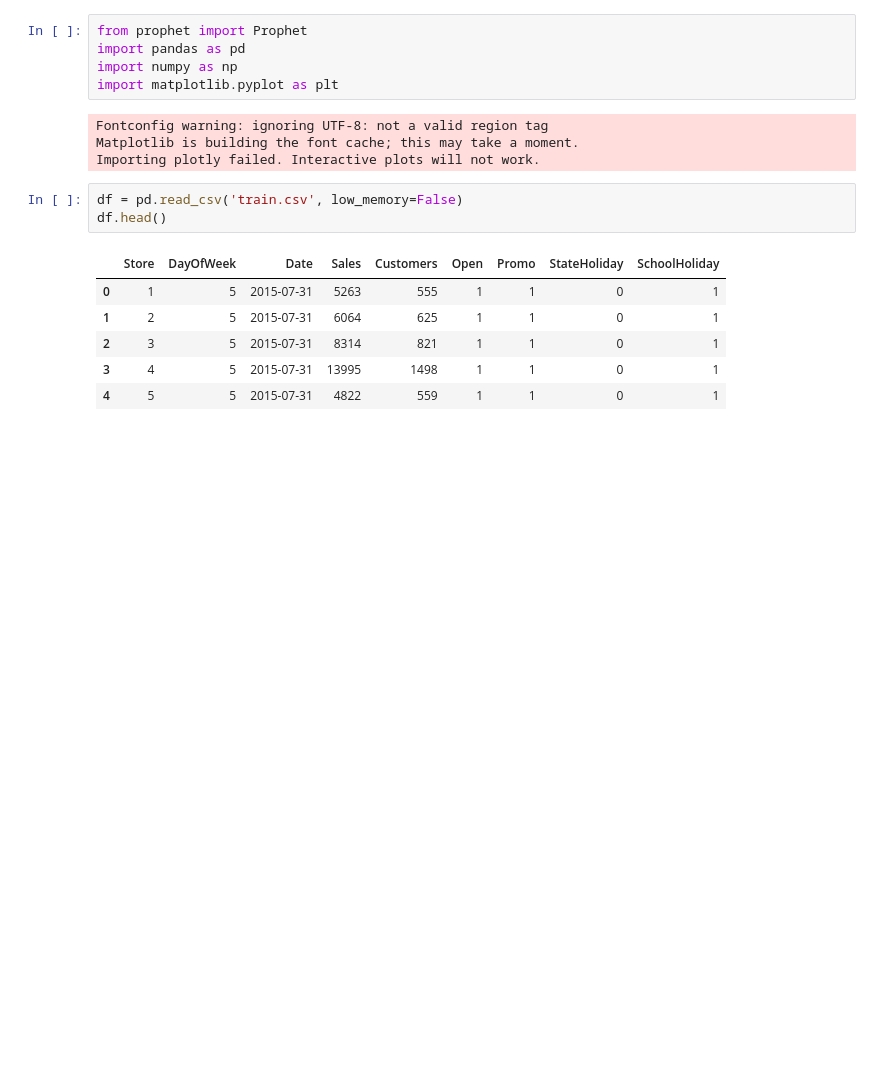
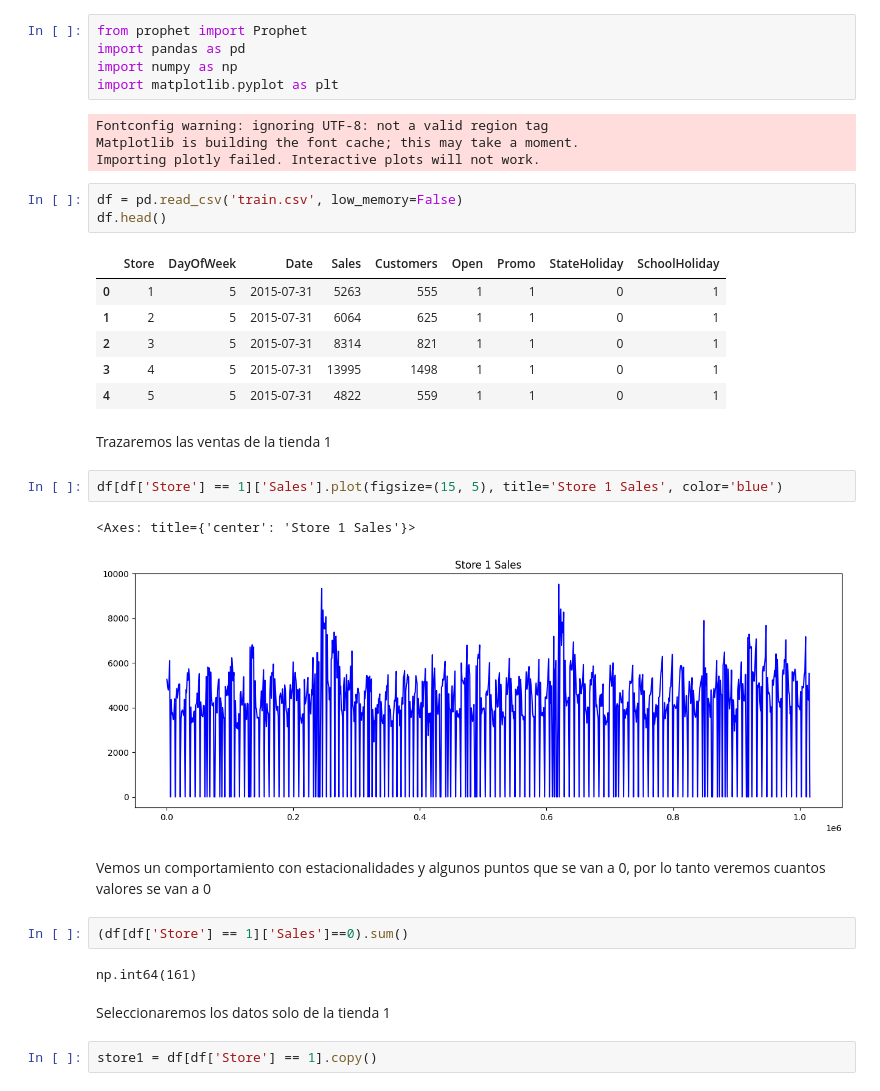
Before and after one commit to mariosanchez5/Proyectos_Machine_Learning, a Jupyter notebook: Modelo Prophet/Modelo_Prophet.ipynb, the cells around one changed output. Drawn from its saved outputs; the diff is of its cells as text; blank space fills up the shorter version.

```diff
--- a/Modelo Prophet/Modelo_Prophet.ipynb
+++ b/Modelo Prophet/Modelo_Prophet.ipynb
@@ -19,3 +19,20 @@ df.head()
 | 2 | 3 | 5 | 2015-07-31 | 8314 | 821 | 1 | 1 | 0 | 1 |
 | 3 | 4 | 5 | 2015-07-31 | 13995 | 1498 | 1 | 1 | 0 | 1 |
 | 4 | 5 | 5 | 2015-07-31 | 4822 | 559 | 1 | 1 | 0 | 1 |
+# %% [markdown]
+Trazaremos las ventas de la tienda 1
+# %%
+df[df['Store'] == 1]['Sales'].plot(figsize=(15, 5), title='Store 1 Sales', color='blue')
+# %% [output]
+<Axes: title={'center': 'Store 1 Sales'}>
+[figure, added]
+# %% [markdown]
+Vemos un comportamiento con estacionalidades y algunos puntos que se van a 0, por lo tanto veremos cuantos valores se van a 0
+# %%
+(df[df['Store'] == 1]['Sales']==0).sum()
+# %% [output]
+np.int64(161)
+# %% [markdown]
+Seleccionaremos los datos solo de la tienda 1
+# %%
+store1 = df[df['Store'] == 1].copy()
```
Also changed, not shown: parts of 26 cells of this notebook, 1 other file.
